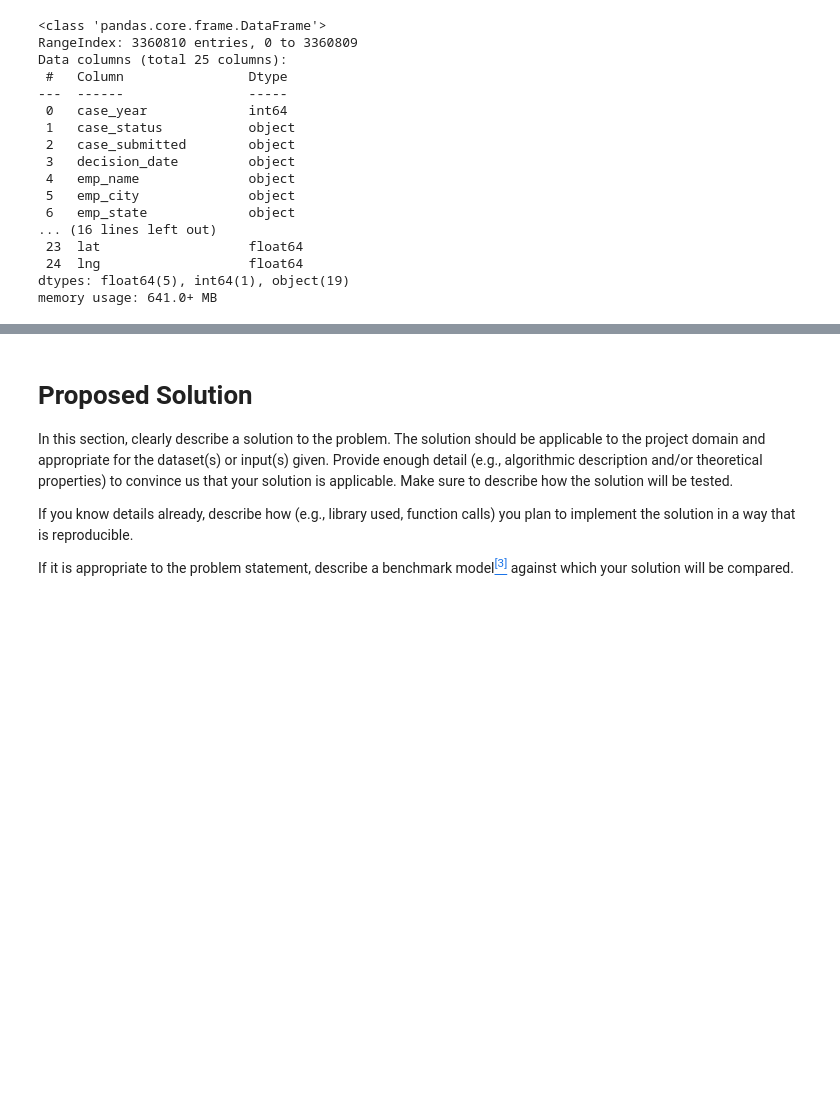
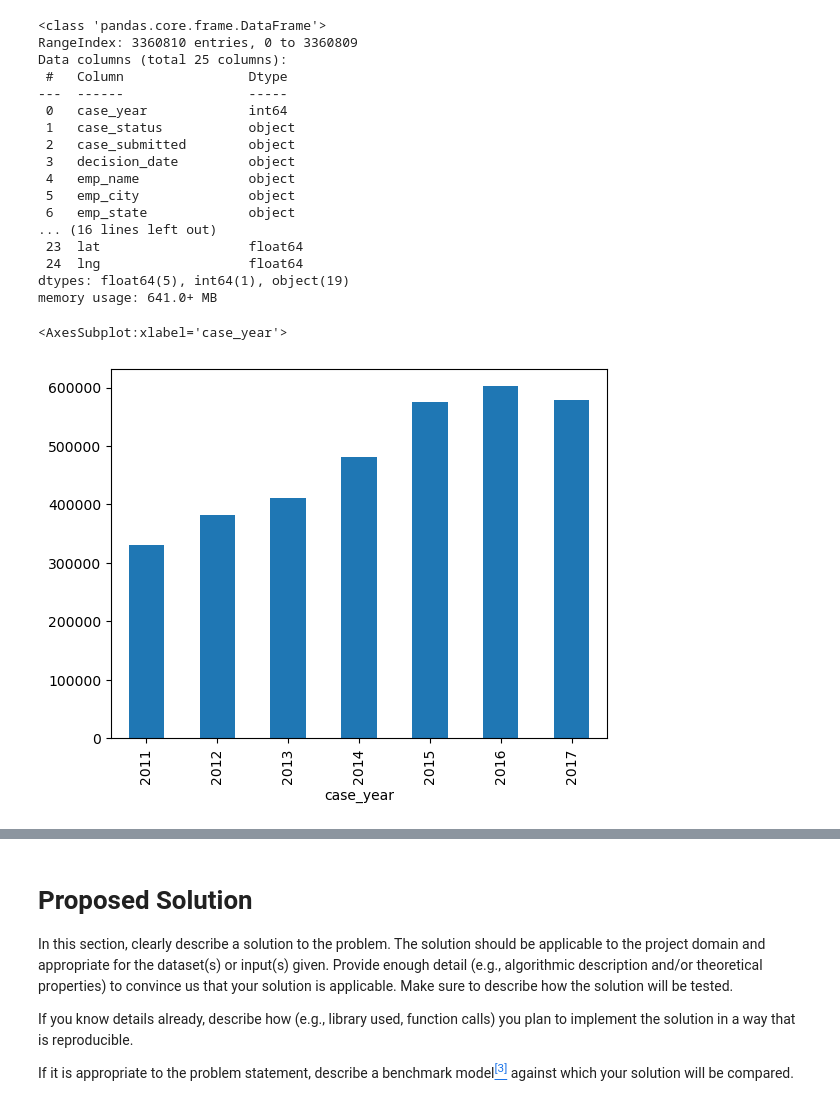
Before and after one commit to COGS118A/Group031-Wi23, a Jupyter notebook: CheckpointGroup031-Wi23.ipynb, the cells around one changed output, grey strips where cells are left out. Drawn from its saved outputs; the diff is of its cells as text; code cells hidden in the pictures; blank space fills up the shorter version.

```diff
--- a/CheckpointGroup031-Wi23.ipynb
+++ b/CheckpointGroup031-Wi23.ipynb
@@ -101,7 +100,10 @@ h1b_cert = df.loc[df['case_status'] == "C"]
 h1b_noncert = df.loc[df['case_status'] != 'C']
 h1b_grouped_year = h1b.groupby('case_year').count()['case_status']
 # %%
-h1b_grouped_year.plot(kind='line')
+h1b_grouped_year.plot(kind='bar')
+# %% [output]
+<AxesSubplot:xlabel='case_year'>
+[figure, added]
 # %%
 #h1b.isnull().sum()
 
```
Also changed, not shown: parts of 7 cells of this notebook.
